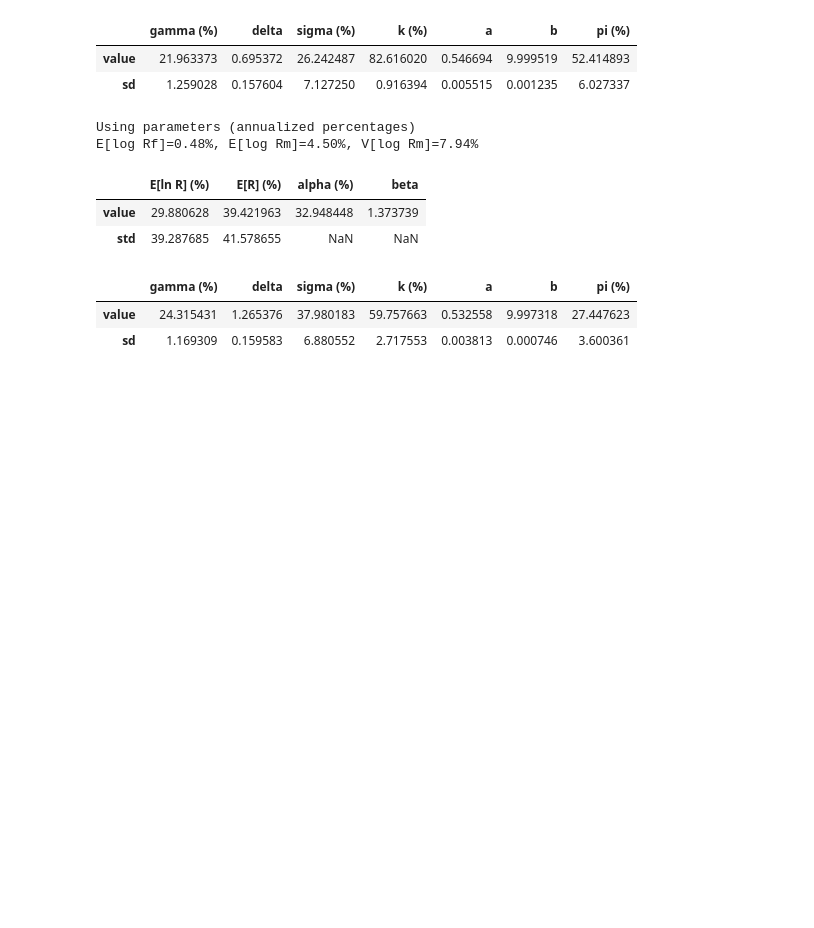
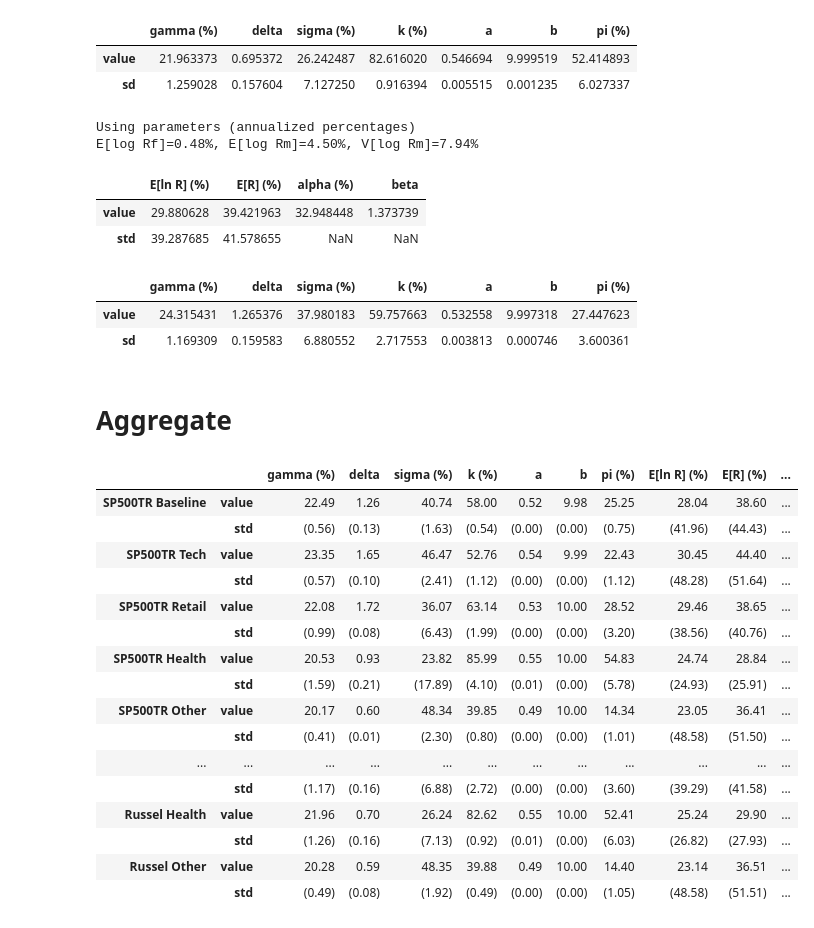
Before and after one commit to technometrics-lab/17-Venture-Capital-Risk-and-Return, a Jupyter notebook: src/notebooks/results.ipynb, the cells around one changed output. Drawn from its saved outputs; the diff is of its cells as text; code cells hidden in the pictures; blank space fills up the shorter version.

Commit message:
added some results and data for TRVCI

```diff
--- a/src/notebooks/results.ipynb
+++ b/src/notebooks/results.ipynb
@@ -470,3 +522,63 @@ E[log Rf]=0.48%, E[log Rm]=4.50%, V[log Rm]=7.94%
 |  | gamma (%) | delta | sigma (%) | k (%) | a | b | pi (%) |
 | value | 24.315431 | 1.265376 | 37.980183 | 59.757663 | 0.532558 | 9.997318 | 27.447623 |
 | sd | 1.169309 | 0.159583 | 6.880552 | 2.717553 | 0.003813 | 0.000746 | 3.600361 |
+# %% [markdown]
+# Aggregate
+# %%
+results = gather_results({
+    'SP500TR Baseline': '../results/res_from_2010.pkl',
+    'SP500TR Tech': '../results/res_from_2010_tech.pkl',
+    'SP500TR Retail': '../results/res_from_2010_retail.pkl',
+    'SP500TR Health': '../results/res_from_2010_health.pkl',
+    'SP500TR Other': '../results/res_from_2010_other.pkl',
+    'NASDAQ Baseline': '../results/res_from_2010_^IXIC.pkl',
+    'NASDAQ Tech': '../results/res_from_2010_tech_^IXIC.pkl',
+    'NASDAQ Retail': '../results/res_from_2010_retail_^IXIC.pkl',
+    'NASDAQ Health': '../results/res_from_2010_health_^IXIC.pkl',
+    'NASDAQ Other': '../results/res_from_2010_other_^IXIC.pkl',
+    'Russel Baseline': '../results/res_from_2010_^RUT.pkl',
+    'Russel Tech': '../results/res_from_2010_tech_^RUT.pkl',
+    'Russel Retail': '../results/res_from_2010_retail_^RUT.pkl',
+    'Russel Health': '../results/res_from_2010_health_^RUT.pkl',
+    'Russel Other': '../results/res_from_2010_other_^RUT.pkl',})
+
+results_sp500 = gather_results({
+    'SP500TR Baseline': '../results/res_from_2010.pkl',
+    'SP500TR Tech': '../results/res_from_2010_tech.pkl',
+    'SP500TR Retail': '../results/res_from_2010_retail.pkl',
+    'SP500TR Health': '../results/res_from_2010_health.pkl',
+    'SP500TR Other': '../results/res_from_2010_other.pkl',})
+
+results_nasdaq = gather_results({
+    'NASDAQ Baseline': '../results/res_from_2010_^IXIC.pkl',
+    'NASDAQ Tech': '../results/res_from_2010_tech_^IXIC.pkl',
+    'NASDAQ Retail': '../results/res_from_2010_retail_^IXIC.pkl',
+    'NASDAQ Health': '../results/res_from_2010_health_^IXIC.pkl',
+    'NASDAQ Other': '../results/res_from_2010_other_^IXIC.pkl',})
+
+results_russel = gather_results({
+    'Russel Baseline': '../results/res_from_2010_^RUT.pkl',
+    'Russel Tech': '../results/res_from_2010_tech_^RUT.pkl',
+    'Russel Retail': '../results/res_from_2010_retail_^RUT.pkl',
+    'Russel Health': '../results/res_from_2010_health_^RUT.pkl',
+    'Russel Other': '../results/res_from_2010_other_^RUT.pkl',})
+# %%
+results
+# %% [output]
+|  |  | gamma (%) | delta | sigma (%) | k (%) | a | b | pi (%) | E[ln R] (%) | E[R] (%) | ... |
+| SP500TR Baseline | value | 22.49 | 1.26 | 40.74 | 58.00 | 0.52 | 9.98 | 25.25 | 28.04 | 38.60 | ... |
+|  | std | (0.56) | (0.13) | (1.63) | (0.54) | (0.00) | (0.00) | (0.75) | (41.96) | (44.43) | ... |
+| SP500TR Tech | value | 23.35 | 1.65 | 46.47 | 52.76 | 0.54 | 9.99 | 22.43 | 30.45 | 44.40 | ... |
+|  | std | (0.57) | (0.10) | (2.41) | (1.12) | (0.00) | (0.00) | (1.12) | (48.28) | (51.64) | ... |
+| SP500TR Retail | value | 22.08 | 1.72 | 36.07 | 63.14 | 0.53 | 10.00 | 28.52 | 29.46 | 38.65 | ... |
+|  | std | (0.99) | (0.08) | (6.43) | (1.99) | (0.00) | (0.00) | (3.20) | (38.56) | (40.76) | ... |
+| SP500TR Health | value | 20.53 | 0.93 | 23.82 | 85.99 | 0.55 | 10.00 | 54.83 | 24.74 | 28.84 | ... |
+|  | std | (1.59) | (0.21) | (17.89) | (4.10) | (0.01) | (0.00) | (5.78) | (24.93) | (25.91) | ... |
+| SP500TR Other | value | 20.17 | 0.60 | 48.34 | 39.85 | 0.49 | 10.00 | 14.34 | 23.05 | 36.41 | ... |
+|  | std | (0.41) | (0.01) | (2.30) | (0.80) | (0.00) | (0.00) | (1.01) | (48.58) | (51.50) | ... |
+| ... | ... | ... | ... | ... | ... | ... | ... | ... | ... | ... | ... |
+|  | std | (1.17) | (0.16) | (6.88) | (2.72) | (0.00) | (0.00) | (3.60) | (39.29) | (41.58) | ... |
+| Russel Health | value | 21.96 | 0.70 | 26.24 | 82.62 | 0.55 | 10.00 | 52.41 | 25.24 | 29.90 | ... |
+|  | std | (1.26) | (0.16) | (7.13) | (0.92) | (0.01) | (0.00) | (6.03) | (26.82) | (27.93) | ... |
+| Russel Other | value | 20.28 | 0.59 | 48.35 | 39.88 | 0.49 | 10.00 | 14.40 | 23.14 | 36.51 | ... |
+|  | std | (0.49) | (0.08) | (1.92) | (0.49) | (0.00) | (0.00) | (1.05) | (48.58) | (51.51) | ... |
```
Also changed, not shown: parts of 5 cells of this notebook, 9 other files.
